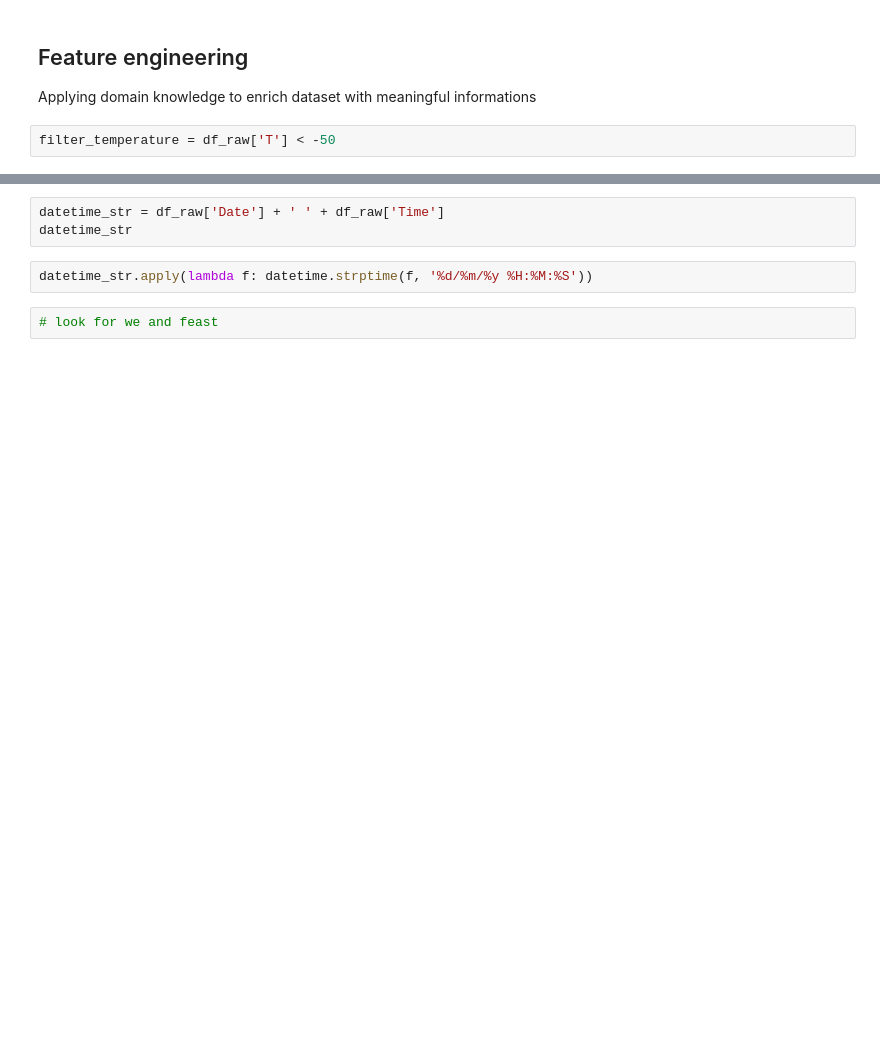
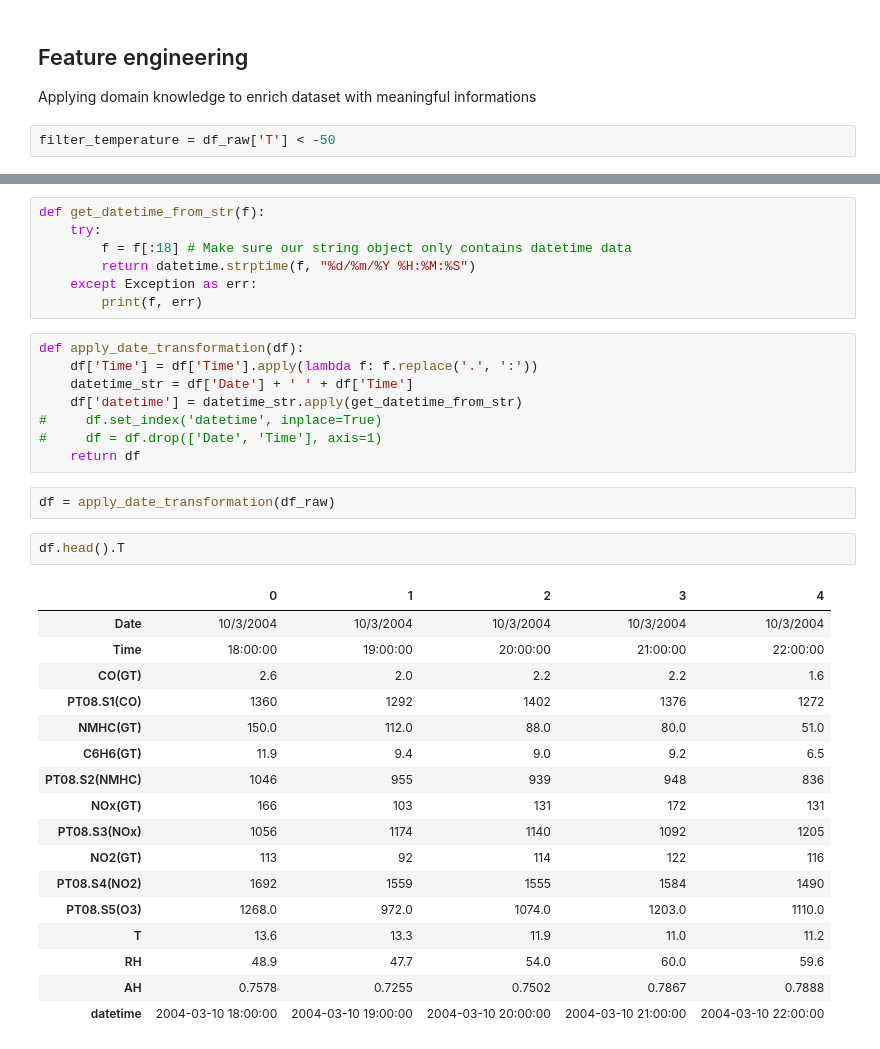
Before and after one commit to florent-haffner/datascience-playground, a Jupyter notebook: notebooks/deep learning/2021-11 - timeseries forecasting - NN-LSTM - 1 - data exploration and feature engineering.ipynb, the cells around one changed output, grey strips where cells are left out. Drawn from its saved outputs; the diff is of its cells as text; blank space fills up the shorter version.

```diff
--- a/notebooks/deep learning/2021-11 - timeseries forecasting - NN-LSTM - data exploration and feature engineering.ipynb
+++ b/notebooks/deep learning/2021-11 - timeseries forecasting - NN-LSTM - 1 - data exploration and feature engineering.ipynb
@@ -188,7 +183,37 @@ df_raw['Time'] = df_raw['Time'].apply(lambda f: f.replace('.', ':'))
-# %%
-datetime_str = df_raw['Date'] + ' ' + df_raw['Time']
-datetime_str
-# %%
-datetime_str.apply(lambda f: datetime.strptime(f, '%d/%m/%y %H:%M:%S'))
-# %%
-# look for we and feast
+# %%
+def get_datetime_from_str(f):
+    try:
+        f = f[:18] # Make sure our string object only contains datetime data
+        return datetime.strptime(f, "%d/%m/%Y %H:%M:%S")
+    except Exception as err:
+        print(f, err)
+# %%
+def apply_date_transformation(df):
+    df['Time'] = df['Time'].apply(lambda f: f.replace('.', ':'))
+    datetime_str = df['Date'] + ' ' + df['Time']
+    df['datetime'] = datetime_str.apply(get_datetime_from_str)
+#     df.set_index('datetime', inplace=True)
+#     df = df.drop(['Date', 'Time'], axis=1)
+    return df
+# %%
+df = apply_date_transformation(df_raw)
+# %%
+df.head().T
+# %% [output]
+|  | 0 | 1 | 2 | 3 | 4 |
+| Date | 10/3/2004 | 10/3/2004 | 10/3/2004 | 10/3/2004 | 10/3/2004 |
+| Time | 18:00:00 | 19:00:00 | 20:00:00 | 21:00:00 | 22:00:00 |
+| CO(GT) | 2.6 | 2.0 | 2.2 | 2.2 | 1.6 |
+| PT08.S1(CO) | 1360 | 1292 | 1402 | 1376 | 1272 |
+| NMHC(GT) | 150.0 | 112.0 | 88.0 | 80.0 | 51.0 |
+| C6H6(GT) | 11.9 | 9.4 | 9.0 | 9.2 | 6.5 |
+| PT08.S2(NMHC) | 1046 | 955 | 939 | 948 | 836 |
+| NOx(GT) | 166 | 103 | 131 | 172 | 131 |
+| PT08.S3(NOx) | 1056 | 1174 | 1140 | 1092 | 1205 |
+| NO2(GT) | 113 | 92 | 114 | 122 | 116 |
+| PT08.S4(NO2) | 1692 | 1559 | 1555 | 1584 | 1490 |
+| PT08.S5(O3) | 1268.0 | 972.0 | 1074.0 | 1203.0 | 1110.0 |
+| T | 13.6 | 13.3 | 11.9 | 11.0 | 11.2 |
+| RH | 48.9 | 47.7 | 54.0 | 60.0 | 59.6 |
+| AH | 0.7578 | 0.7255 | 0.7502 | 0.7867 | 0.7888 |
+| datetime | 2004-03-10 18:00:00 | 2004-03-10 19:00:00 | 2004-03-10 20:00:00 | 2004-03-10 21:00:00 | 2004-03-10 22:00:00 |
```
Also changed, not shown: parts of 14 cells of this notebook, 1 other file.
